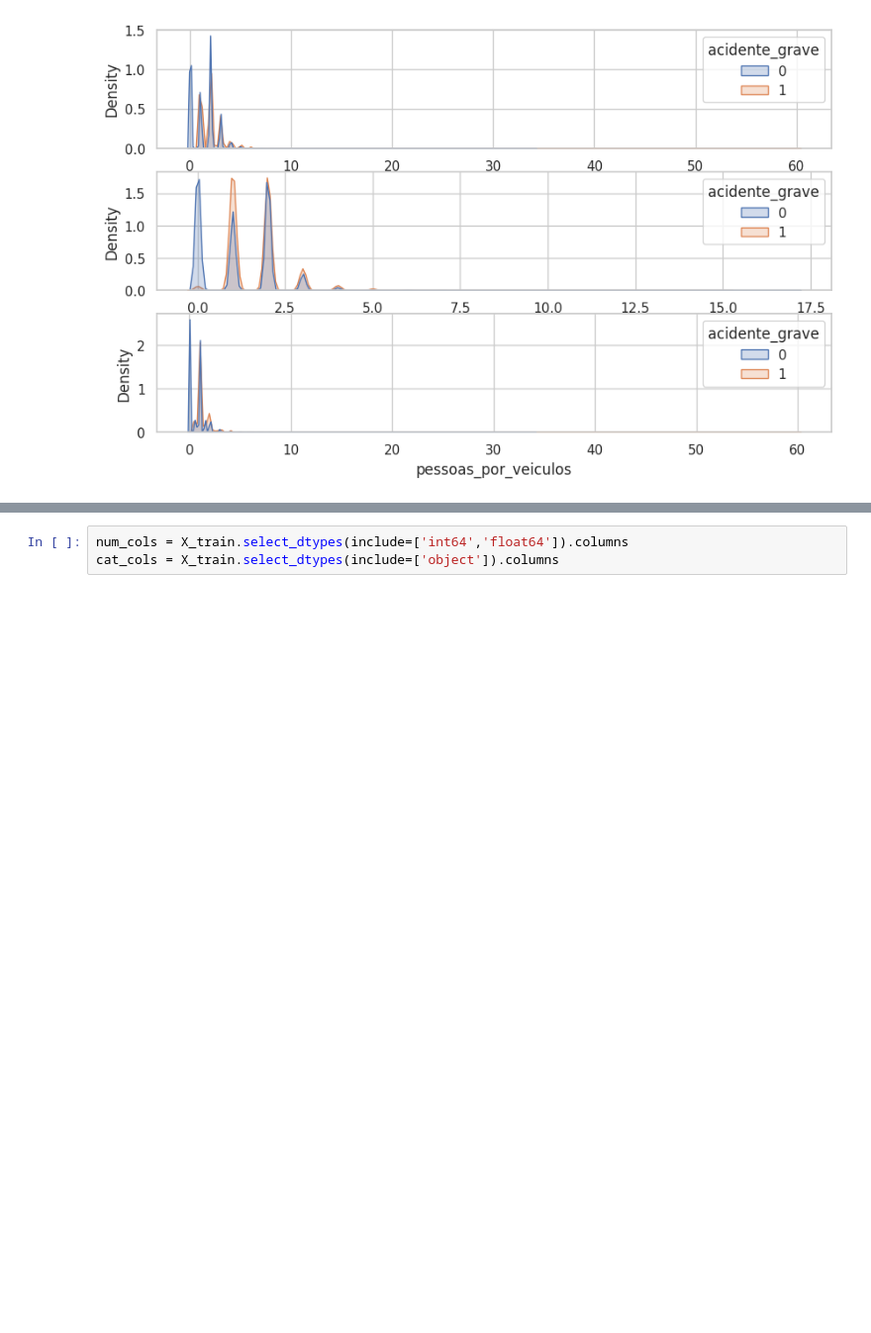
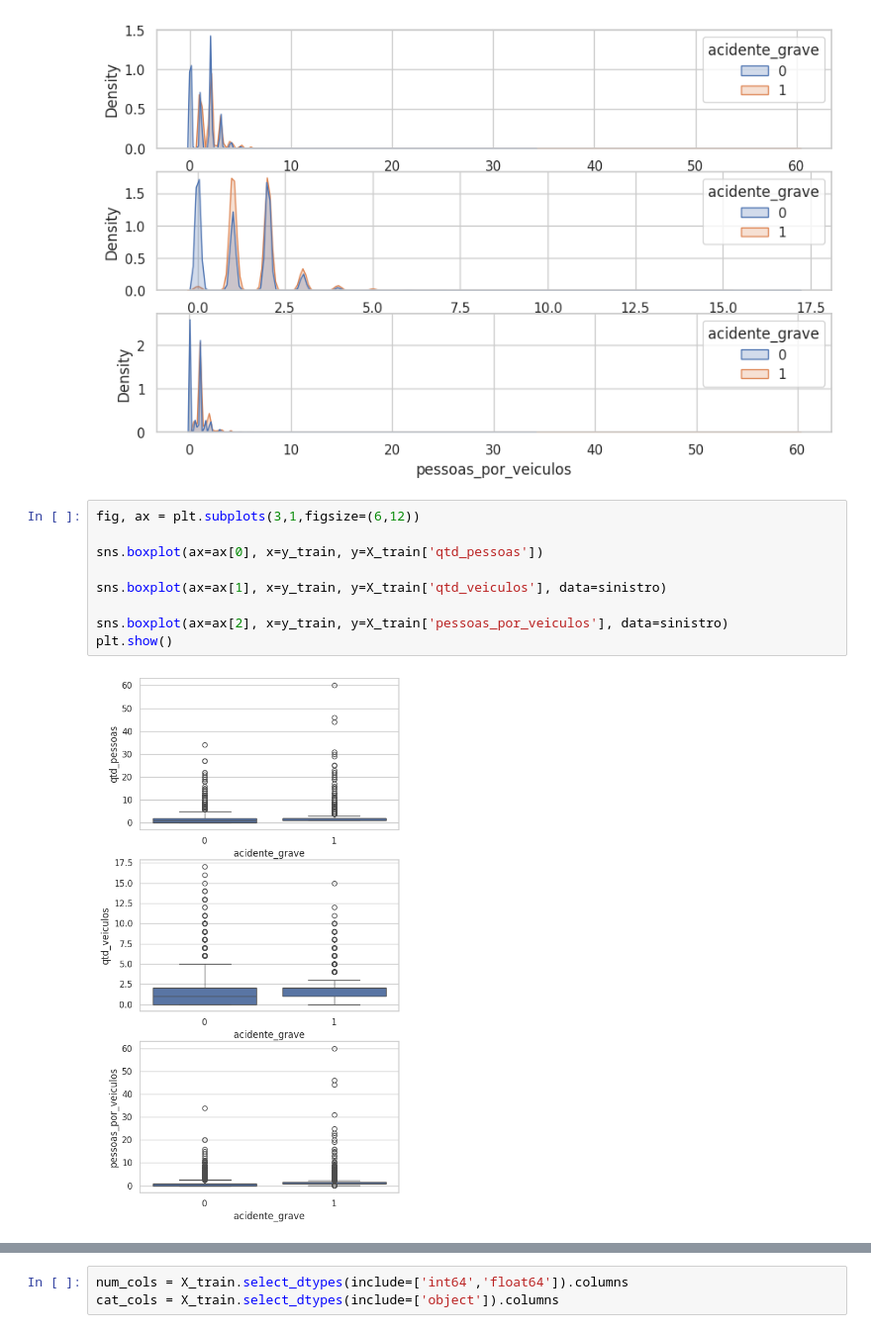
Before and after one commit to henryShoiti/predict_sinistro, a Jupyter notebook: exploration.ipynb, the cells around one changed output, grey strips where cells are left out. Shown at 99% size. Drawn from its saved outputs; the diff is of its cells as text; blank space fills up the shorter version.

```diff
--- a/exploration.ipynb
+++ b/exploration.ipynb
@@ -299,3 +218,14 @@ sns.kdeplot(ax = ax[2], data=X_train, x='pessoas_por_veiculos', hue=y_train, com
 plt.show()
 # %% [output]
 [figure]
+# %%
+fig, ax = plt.subplots(3,1,figsize=(6,12))
+
+sns.boxplot(ax=ax[0], x=y_train, y=X_train['qtd_pessoas'])
+
+sns.boxplot(ax=ax[1], x=y_train, y=X_train['qtd_veiculos'], data=sinistro)
+
+sns.boxplot(ax=ax[2], x=y_train, y=X_train['pessoas_por_veiculos'], data=sinistro)
+plt.show()
+# %% [output]
+[figure, added]
```
Also changed, not shown: parts of 36 cells of this notebook, 1 other file.
